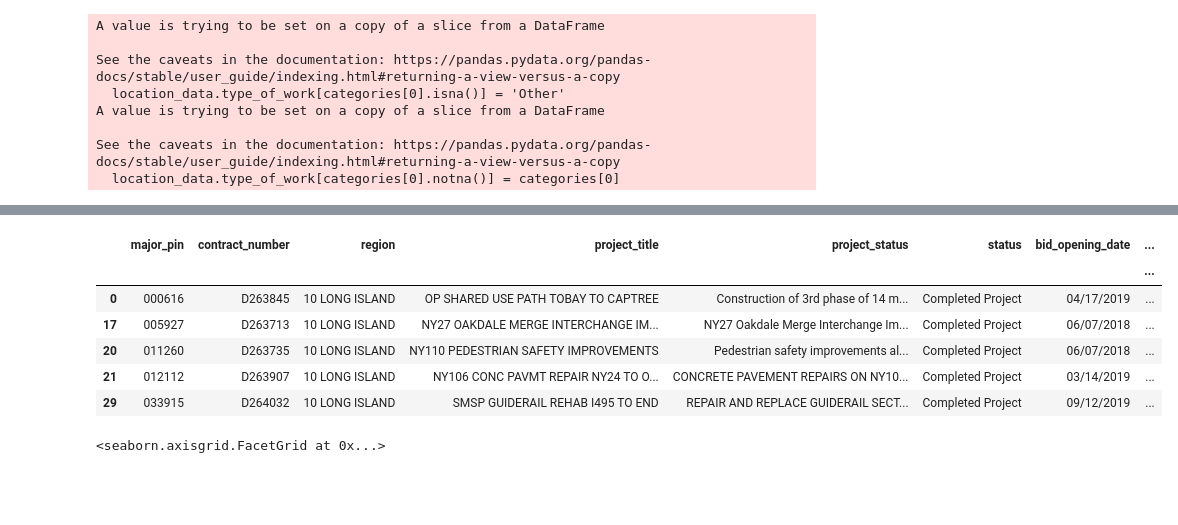
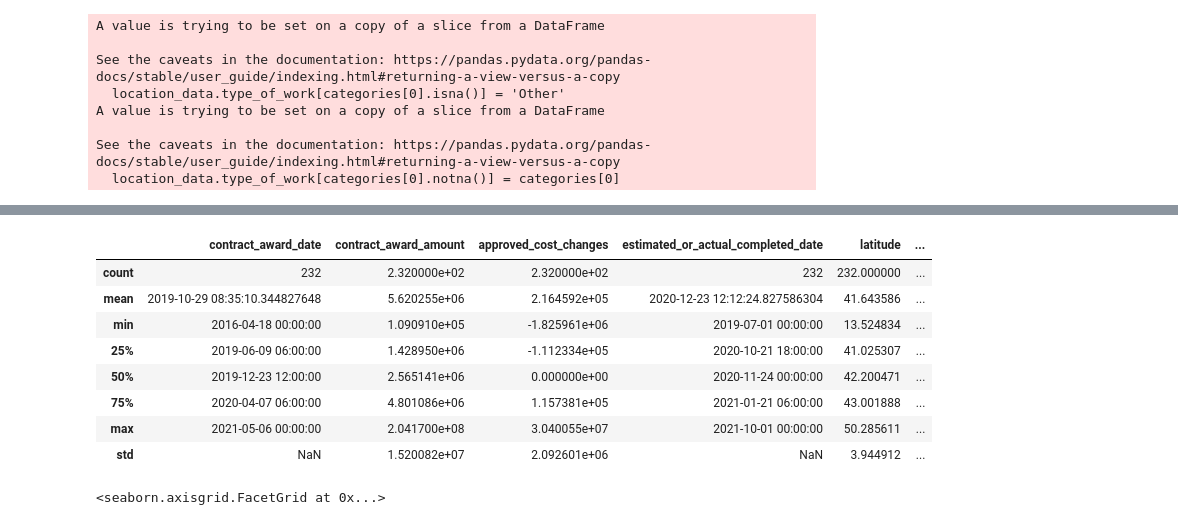
Before and after one commit to AVelaryon/GIS-Exploration, a Jupyter notebook: GISPRoj.ipynb, the cells around one changed output, grey strips where cells are left out. Cells and saved outputs as stored; diff of their text form; code cells hidden in the pictures; blank space fills up the shorter version.

```diff
--- a/GISPRoj.ipynb
+++ b/GISPRoj.ipynb
@@ -399,15 +478,17 @@ dropped_contract_numbers['type_of_work'] = dropped_contract_numbers['type_of_wor
 dropped_contract_numbers['type_of_work'] = dropped_contract_numbers['type_of_work'].str.replace('Pavement','Highway')
 dropped_contract_numbers['type_of_work'] = dropped_contract_numbers['type_of_work'].str.replace('Bridge','Highway')
 # %%
-dropped_contract_numbers.head()
+dropped_contract_numbers.describe()
 # %% [output]
-|  | major_pin | contract_number | region | project_title | project_status | status | bid_opening_date | ... |
-|  |  |  |  |  |  |  |  | ... |
-| 0 | 000616 | D263845 | 10 LONG ISLAND | OP SHARED USE PATH TOBAY TO CAPTREE | Construction of 3rd phase of 14 m... | Completed Project | 04/17/2019 | ... |
-| 17 | 005927 | D263713 | 10 LONG ISLAND | NY27 OAKDALE MERGE INTERCHANGE IM... | NY27 Oakdale Merge Interchange Im... | Completed Project | 06/07/2018 | ... |
-| 20 | 011260 | D263735 | 10 LONG ISLAND | NY110 PEDESTRIAN SAFETY IMPROVEMENTS | Pedestrian safety improvements al... | Completed Project | 06/07/2018 | ... |
-| 21 | 012112 | D263907 | 10 LONG ISLAND | NY106 CONC PAVMT REPAIR NY24 TO O... | CONCRETE PAVEMENT REPAIRS ON NY10... | Completed Project | 03/14/2019 | ... |
-| 29 | 033915 | D264032 | 10 LONG ISLAND | SMSP GUIDERAIL REHAB I495 TO END | REPAIR AND REPLACE GUIDERAIL SECT... | Completed Project | 09/12/2019 | ... |
+|  | contract_award_date | contract_award_amount | approved_cost_changes | estimated_or_actual_completed_date | latitude | ... |
+| count | 232 | 2.320000e+02 | 2.320000e+02 | 232 | 232.000000 | ... |
+| mean | 2019-10-29 08:35:10.344827648 | 5.620255e+06 | 2.164592e+05 | 2020-12-23 12:12:24.827586304 | 41.643586 | ... |
+| min | 2016-04-18 00:00:00 | 1.090910e+05 | -1.825961e+06 | 2019-07-01 00:00:00 | 13.524834 | ... |
+| 25% | 2019-06-09 06:00:00 | 1.428950e+06 | -1.112334e+05 | 2020-10-21 18:00:00 | 41.025307 | ... |
+| 50% | 2019-12-23 12:00:00 | 2.565141e+06 | 0.000000e+00 | 2020-11-24 00:00:00 | 42.200471 | ... |
+| 75% | 2020-04-07 06:00:00 | 4.801086e+06 | 1.157381e+05 | 2021-01-21 06:00:00 | 43.001888 | ... |
+| max | 2021-05-06 00:00:00 | 2.041700e+08 | 3.040055e+07 | 2021-10-01 00:00:00 | 50.285611 | ... |
+| std | NaN | 1.520082e+07 | 2.092601e+06 | NaN | 3.944912 | ... |
 # %%
 import seaborn as sns
 plt.figure(dpi=300)
```
Also changed, not shown: parts of 36 cells of this notebook.
